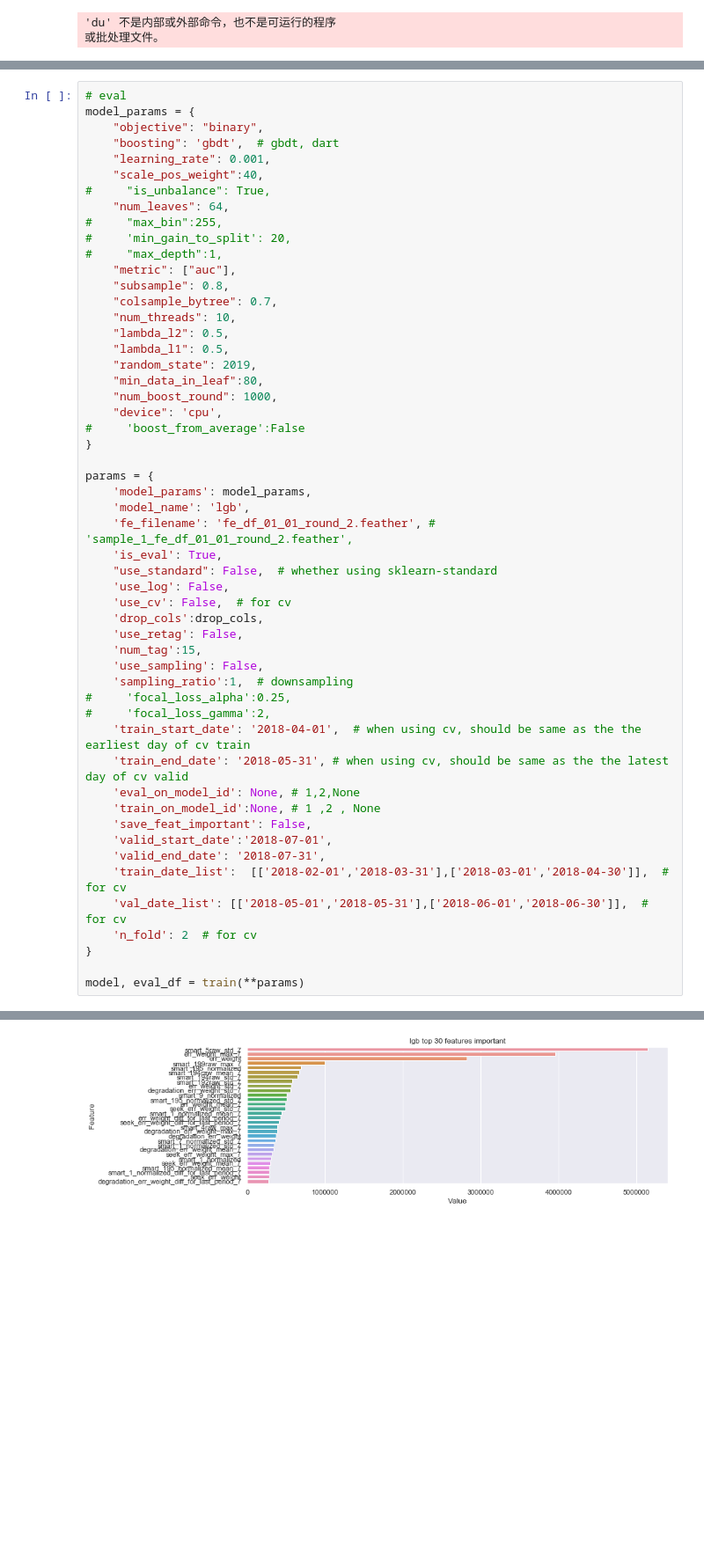
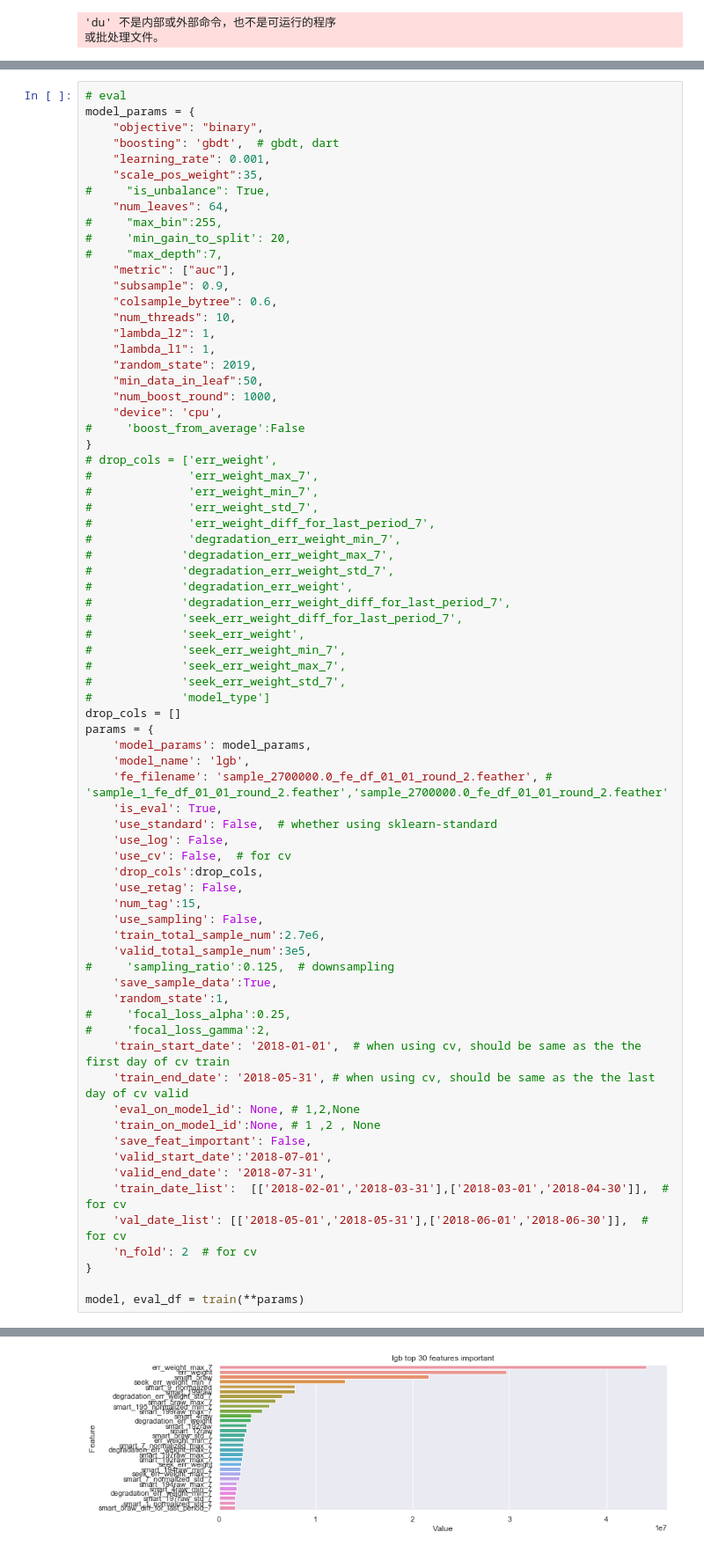
Before and after one commit to DevinWang23/tianchi_ai_ops_2020, a Jupyter notebook: jupyter_notebook/train.ipynb, the cells around one changed output, grey strips where cells are left out. Shown at 88% size. Cells and saved outputs as stored; diff of their text form; blank space fills up the shorter version.

```diff
--- a/jupyter_notebook/train.ipynb
+++ b/jupyter_notebook/train.ipynb
@@ -104,42 +91,62 @@ model_params = {
     "objective": "binary",
     "boosting": 'gbdt',  # gbdt, dart
     "learning_rate": 0.001,
-    "scale_pos_weight":40,
+    "scale_pos_weight":35,
 #     "is_unbalance": True,
     "num_leaves": 64,
 #     "max_bin":255,
 #     'min_gain_to_split': 20,
-#     "max_depth":1,
+#     "max_depth":7,
     "metric": ["auc"],
-    "subsample": 0.8,
-    "colsample_bytree": 0.7,
+    "subsample": 0.9,
+    "colsample_bytree": 0.6,
     "num_threads": 10,
-    "lambda_l2": 0.5,
-    "lambda_l1": 0.5,
+    "lambda_l2": 1,
+    "lambda_l1": 1,
     "random_state": 2019,
-    "min_data_in_leaf":80,
+    "min_data_in_leaf":50,
     "num_boost_round": 1000,
     "device": 'cpu',
 #     'boost_from_average':False
 }
-
+# drop_cols = ['err_weight',
+#              'err_weight_max_7',
+#              'err_weight_min_7',
+#              'err_weight_std_7',
+#              'err_weight_diff_for_last_period_7',
+#              'degradation_err_weight_min_7',
+#             'degradation_err_weight_max_7',
+#             'degradation_err_weight_std_7',
+#             'degradation_err_weight',
+#             'degradation_err_weight_diff_for_last_period_7',
+#             'seek_err_weight_diff_for_last_period_7',
+#             'seek_err_weight',
+#             'seek_err_weight_min_7',
+#             'seek_err_weight_max_7',
+#             'seek_err_weight_std_7',
+#             'model_type']
+drop_cols = []
 params = {
     'model_params': model_params,
     'model_name': 'lgb',
-    'fe_filename': 'fe_df_01_01_round_2.feather', #  'sample_1_fe_df_01_01_round_2.feather',
+    'fe_filename': 'sample_2700000.0_fe_df_01_01_round_2.feather', #  'sample_1_fe_df_01_01_round_2.feather',‘sample_2700000.0_fe_df_01_01_round_2.feather'
     'is_eval': True,
-    "use_standard": False,  # whether using sklearn-standard
+    'use_standard': False,  # whether using sklearn-standard
     'use_log': False,
     'use_cv': False,  # for cv
     'drop_cols':drop_cols,
     'use_retag': False,
     'num_tag':15,
     'use_sampling': False,
-    'sampling_ratio':1,  # downsampling
+    'train_total_sample_num':2.7e6,
+    'valid_total_sample_num':3e5,
+#     'sampling_ratio':0.125,  # downsampling
+    'save_sample_data':True,
+    'random_state':1,
 #     'focal_loss_alpha':0.25,
 #     'focal_loss_gamma':2,
-    'train_start_date': '2018-04-01',  # when using cv, should be same as the the earliest day of cv train
-    'train_end_date': '2018-05-31', # when using cv, should be same as the the latest day of cv valid
+    'train_start_date': '2018-01-01',  # when using cv, should be same as the the first day of cv train
+    'train_end_date': '2018-05-31', # when using cv, should be same as the the last day of cv valid
     'eval_on_model_id': None, # 1,2,None
     'train_on_model_id':None, # 1 ,2 , None
     'save_feat_important': False,
@@ -199 +207 @@ Early stopping, best iteration is:
-[figure, old version]
+[figure, new version]
```
Also changed, not shown: parts of 6 cells of this notebook, 9 other files.
